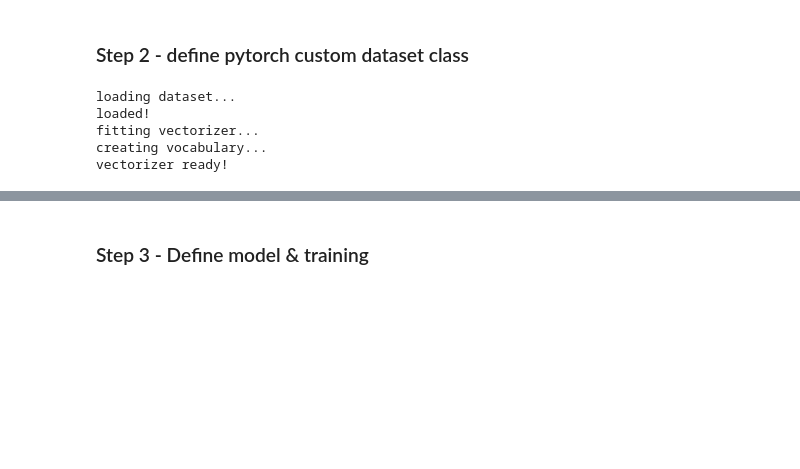
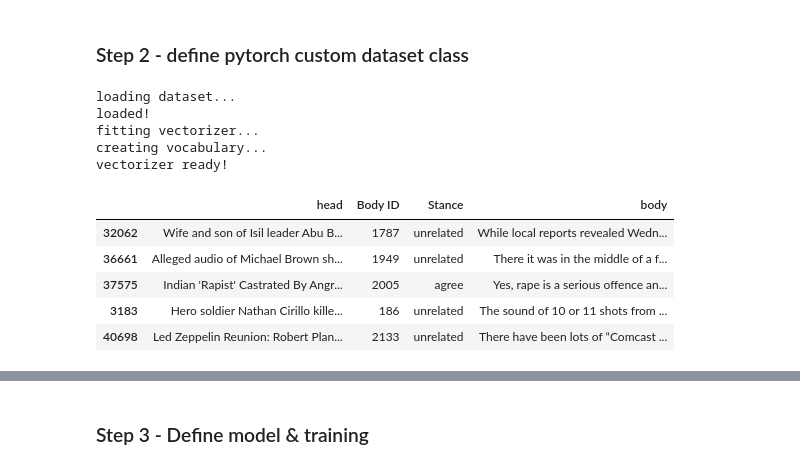
Before and after one commit to unreally-ai/notebooks, a Jupyter notebook: Step2-MLP/the_unreally_notebook.ipynb, the cells around one changed output, grey strips where cells are left out. Saved outputs shown, nothing was run; the diff lists cells and outputs as text; code cells hidden in the pictures; blank space fills up the shorter version.

```diff
--- a/Step2-MLP/the_unreally_notebook.ipynb
+++ b/Step2-MLP/the_unreally_notebook.ipynb
@@ -212,6 +205,15 @@ loaded!
 fitting vectorizer...
 creating vocabulary...
 vectorizer ready!
+# %%
+(data._target_df).head()
+# %% [output]
+|  | head | Body ID | Stance | body |
+| 32062 | Wife and son of Isil leader Abu B... | 1787 | unrelated | While local reports revealed Wedn... |
+| 36661 | Alleged audio of Michael Brown sh... | 1949 | unrelated | There it was in the middle of a f... |
+| 37575 | Indian 'Rapist' Castrated By Angr... | 2005 | agree | Yes, rape is a serious offence an... |
+| 3183 | Hero soldier Nathan Cirillo kille... | 186 | unrelated | The sound of 10 or 11 shots from ... |
+| 40698 | Led Zeppelin Reunion: Robert Plan... | 2133 | unrelated | There have been lots of “Comcast ... |
 # %%
 """
 Test block for getitem. This is what the training loop will call each batch
```
Also changed, not shown: parts of 14 cells of this notebook.
